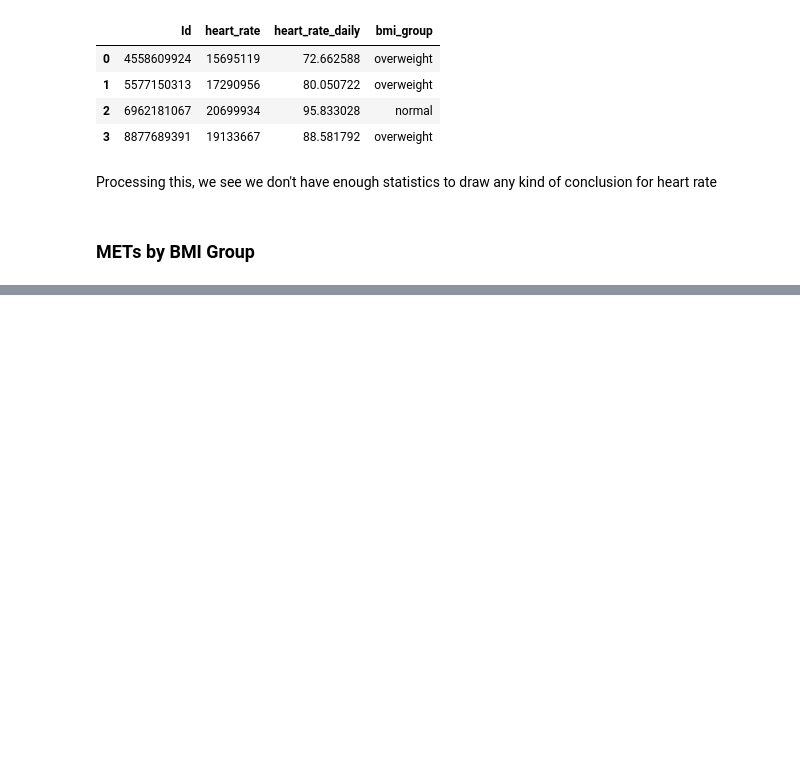
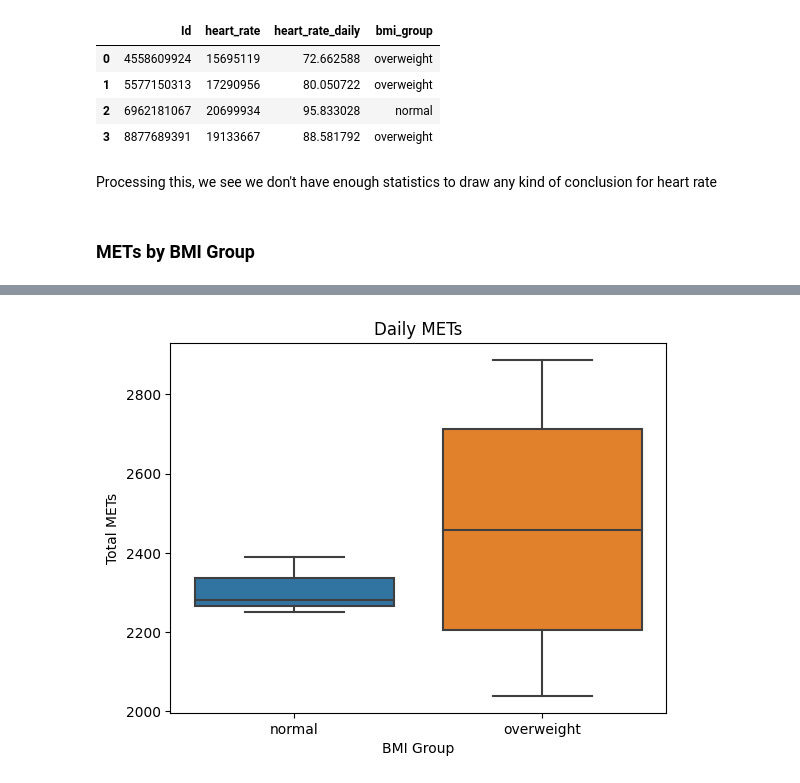
Before and after one commit to paulgreber/WellnessAnalysis, a Jupyter notebook: wellness_analysis.ipynb, the cells around one changed output, grey strips where cells are left out. Saved outputs shown, nothing was run; the diff lists cells and outputs as text; code cells hidden in the pictures; blank space fills up the shorter version.

```diff
--- a/wellness_analysis.ipynb
+++ b/wellness_analysis.ipynb
@@ -58,5 +62,14 @@ Data processing will involve applying named categories to columns where it is ne
 # %%
-def format_datetime(df, datetime_col="datetime"):
+def format_datetime(df: pd.DataFrame, datetime_col="datetime") -> pd.DataFrame:
+    """Converts the elements of the `datetime_col` column of a DataFrame from a string into a datetime object
+
+    Args:
+        df (pd.DataFrame): The DataFrame to work on
+        datetime_col (str, optional): The name of the column containing datetime information. Defaults to "datetime".
+
+    Returns:
+        pd.DataFrame: The modified DataFrame
+    """
     datetime_series = pd.to_datetime(df[datetime_col], format=r"%m/%d/%Y %I:%M:%S %p")
     df = df.drop(datetime_col, axis=1)
     df.insert(1, datetime_col, datetime_series)
@@ -1323,3 +1356,6 @@ bmi_heart_rate_days.head()
 Processing this, we see we don't have enough statistics to draw any kind of conclusion for heart rate
 # %% [markdown]
 ### METs by BMI Group
+# %%
+bmi_mets = mets.query("Id in @normal_weight_users or Id in @overweight_users")
+bmi_mets.head()
@@ -1325,0 +1369,8 @@ Processing this, we see we don't have enough statistics to draw any kind of conc
+# %%
+total_days = (bmi_mets['datetime'].max() - bmi_mets['datetime'].min()).days
+bmi_mets_daily = bmi_mets.drop(['datetime','METs'], axis=1)
+bmi_mets_daily = bmi_mets_daily.groupby("Id").sum(numeric_only=1).reset_index()
+bmi_mets_daily = bmi_mets_daily.rename(columns={'true_mets':'total_mets'})
+bmi_mets_daily['daily_mets'] = bmi_mets_daily['total_mets'] / total_days
+bmi_mets_daily = calc_bmi_group(bmi_mets_daily)
+bmi_mets_daily.head()
@@ -1325,0 +1384,13 @@ Processing this, we see we don't have enough statistics to draw any kind of conc
+# %%
+sns.boxplot(
+    data=bmi_mets_daily,
+    y='daily_mets',
+    x='bmi_group'
+).set(
+    title='Daily METs',
+    xlabel='BMI Group',
+    ylabel='Total METs'
+)
+plt.show()
+# %% [output]
+[figure, added]
```
Also changed, not shown: parts of 9 cells of this notebook.
